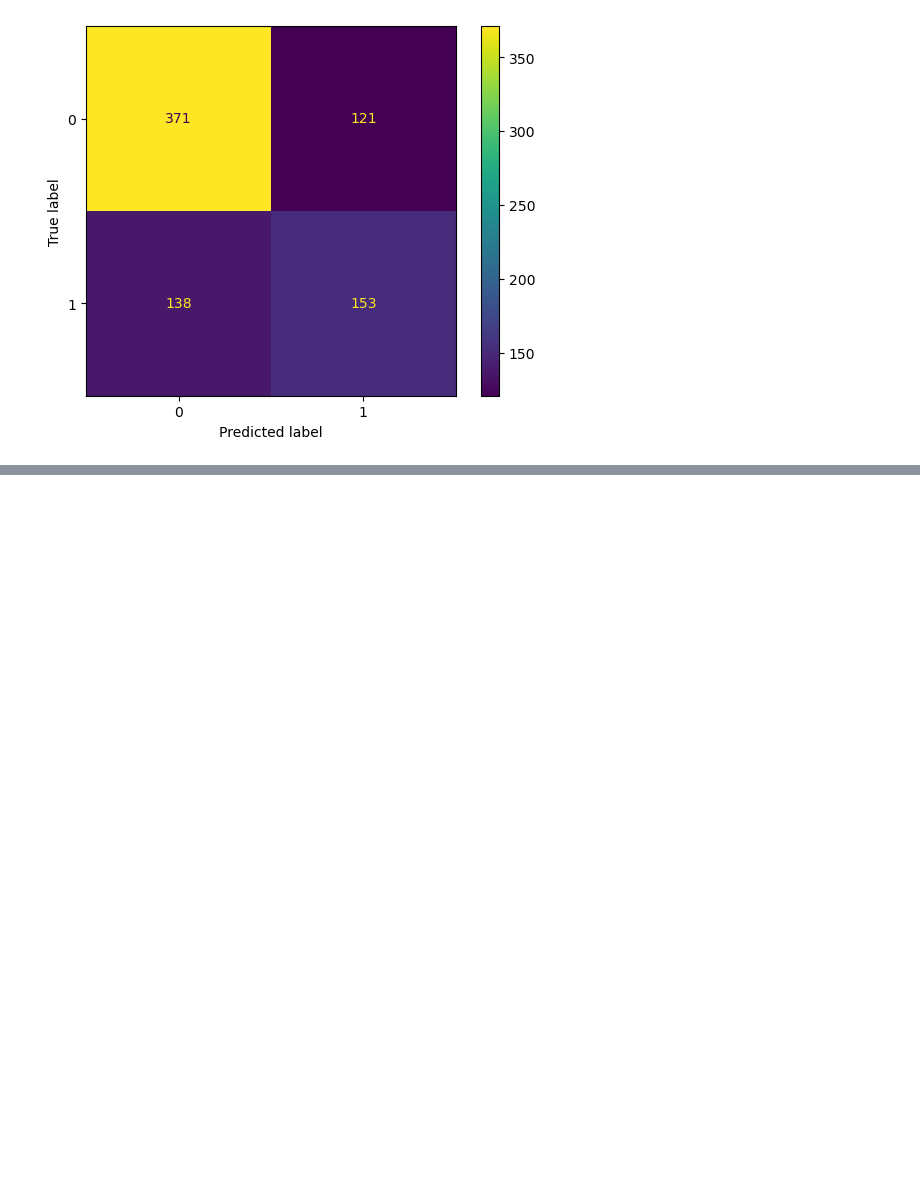
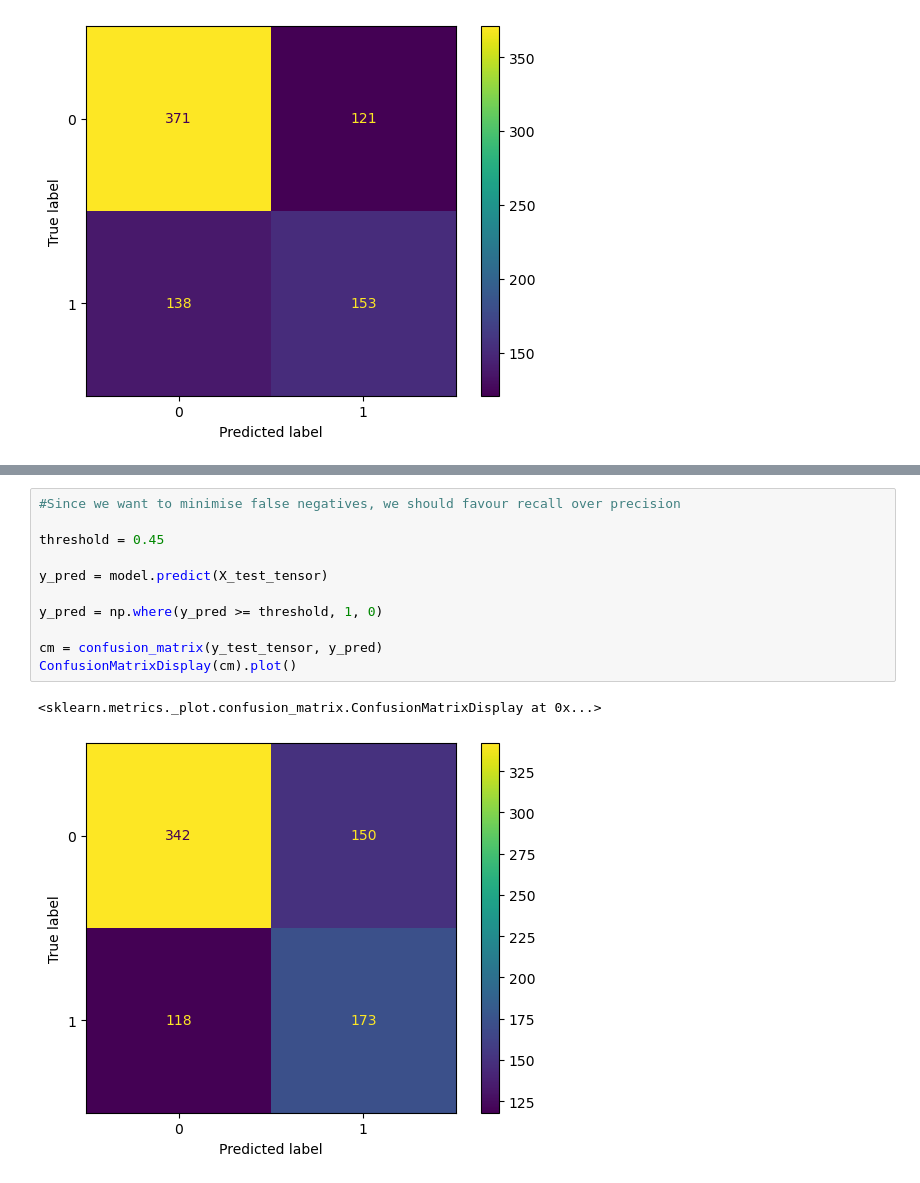
Before and after one commit to Willjterwright/grpA, a Jupyter notebook: Recreating Richards results.ipynb, the cells around one changed output, grey strips where cells are left out. Cells and saved outputs as stored; diff of their text form; blank space fills up the shorter version.

```diff
--- a/Recreating Richards results.ipynb
+++ b/Recreating Richards results.ipynb
@@ -664,0 +699,14 @@ ConfusionMatrixDisplay(cm).plot()
+# %%
+#Since we want to minimise false negatives, we should favour recall over precision
+
+threshold = 0.45
+
+y_pred = model.predict(X_test_tensor)
+
+y_pred = np.where(y_pred >= threshold, 1, 0)
+
+cm = confusion_matrix(y_test_tensor, y_pred)
+ConfusionMatrixDisplay(cm).plot()
+# %% [output]
+<sklearn.metrics._plot.confusion_matrix.ConfusionMatrixDisplay at 0x...>
+[figure, added]
```
Also changed, not shown: parts of 2 cells of this notebook.
